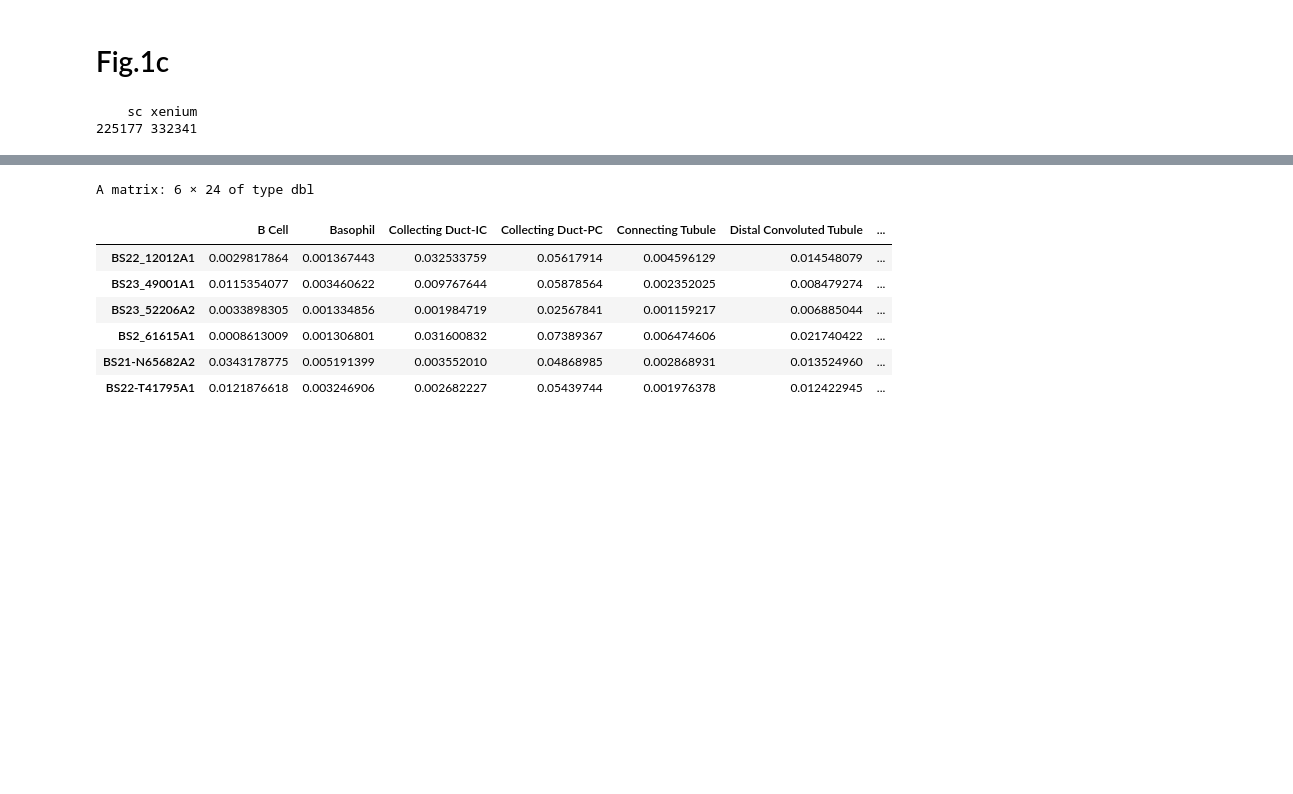
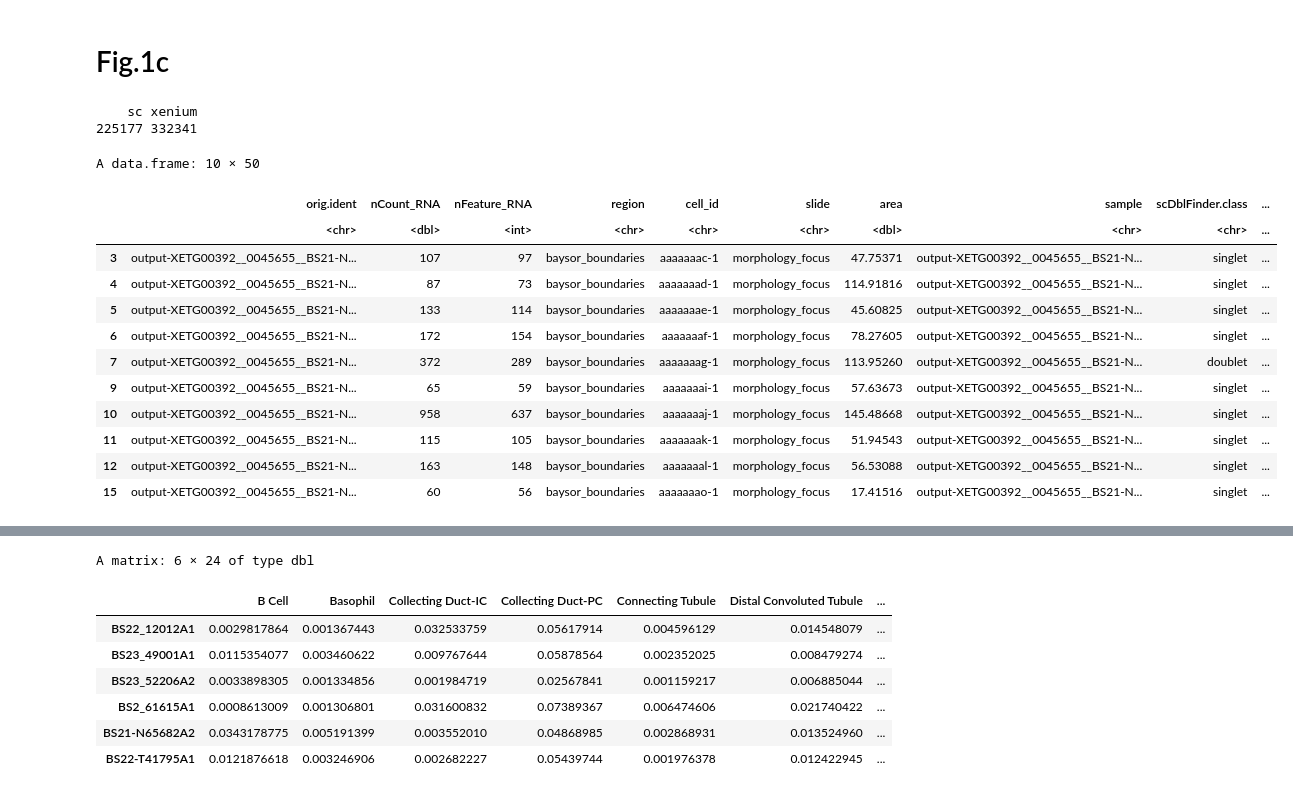
Before and after one commit to qinqian/kidney_autoimmune, a Jupyter notebook: phaseZ2_refactor_figs/SuppFig1.ipynb, the cells around one changed output, grey strips where cells are left out. Cells and saved outputs as stored; diff of their text form; code cells hidden in the pictures; blank space fills up the shorter version.

```diff
--- a/phaseZ2_refactor_figs/SuppFig1.ipynb
+++ b/phaseZ2_refactor_figs/SuppFig1.ipynb
@@ -481,3 +534,19 @@ table(orig.merge$tech)
 # %% [output]
     sc xenium
 225177 332341
+# %%
+head(orig.merge)
+# %% [output]
+A data.frame: 10 × 50
+|  | orig.ident | nCount_RNA | nFeature_RNA | region | cell_id | slide | area | sample | scDblFinder.class | ... |
+|  | <chr> | <dbl> | <int> | <chr> | <chr> | <chr> | <dbl> | <chr> | <chr> | ... |
+| 3 | output-XETG00392__0045655__BS21-N... | 107 | 97 | baysor_boundaries | aaaaaaac-1 | morphology_focus | 47.75371 | output-XETG00392__0045655__BS21-N... | singlet | ... |
+| 4 | output-XETG00392__0045655__BS21-N... | 87 | 73 | baysor_boundaries | aaaaaaad-1 | morphology_focus | 114.91816 | output-XETG00392__0045655__BS21-N... | singlet | ... |
+| 5 | output-XETG00392__0045655__BS21-N... | 133 | 114 | baysor_boundaries | aaaaaaae-1 | morphology_focus | 45.60825 | output-XETG00392__0045655__BS21-N... | singlet | ... |
+| 6 | output-XETG00392__0045655__BS21-N... | 172 | 154 | baysor_boundaries | aaaaaaaf-1 | morphology_focus | 78.27605 | output-XETG00392__0045655__BS21-N... | singlet | ... |
+| 7 | output-XETG00392__0045655__BS21-N... | 372 | 289 | baysor_boundaries | aaaaaaag-1 | morphology_focus | 113.95260 | output-XETG00392__0045655__BS21-N... | doublet | ... |
+| 9 | output-XETG00392__0045655__BS21-N... | 65 | 59 | baysor_boundaries | aaaaaaai-1 | morphology_focus | 57.63673 | output-XETG00392__0045655__BS21-N... | singlet | ... |
+| 10 | output-XETG00392__0045655__BS21-N... | 958 | 637 | baysor_boundaries | aaaaaaaj-1 | morphology_focus | 145.48668 | output-XETG00392__0045655__BS21-N... | singlet | ... |
+| 11 | output-XETG00392__0045655__BS21-N... | 115 | 105 | baysor_boundaries | aaaaaaak-1 | morphology_focus | 51.94543 | output-XETG00392__0045655__BS21-N... | singlet | ... |
+| 12 | output-XETG00392__0045655__BS21-N... | 163 | 148 | baysor_boundaries | aaaaaaal-1 | morphology_focus | 56.53088 | output-XETG00392__0045655__BS21-N... | singlet | ... |
+| 15 | output-XETG00392__0045655__BS21-N... | 60 | 56 | baysor_boundaries | aaaaaaao-1 | morphology_focus | 17.41516 | output-XETG00392__0045655__BS21-N... | singlet | ... |
```
Also changed, not shown: parts of 16 cells of this notebook, 9 other files.
